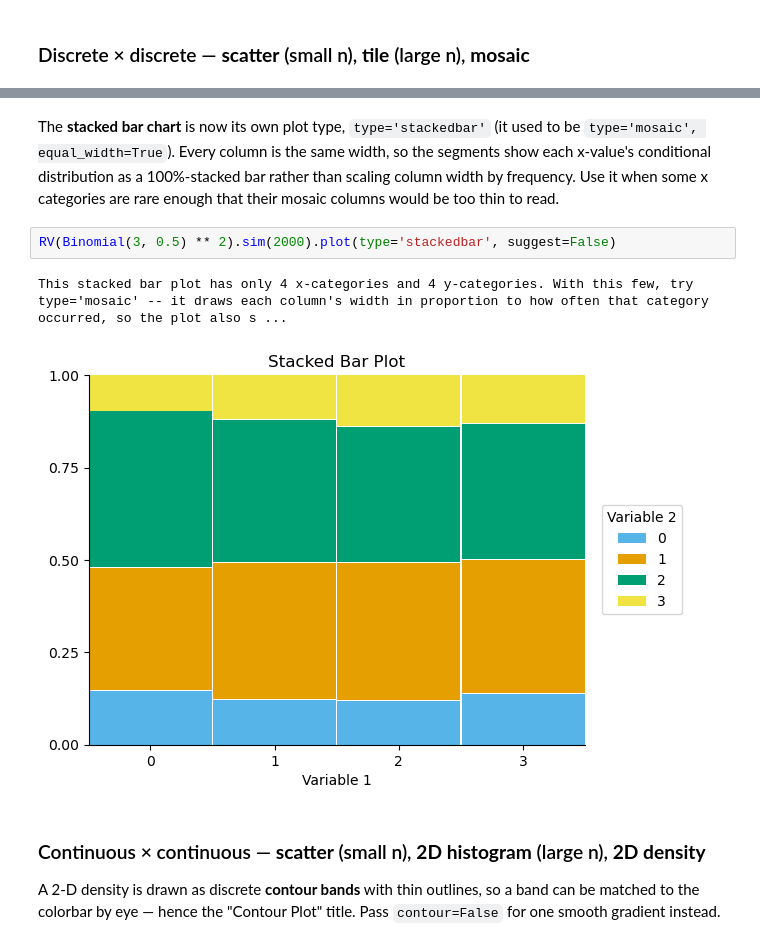
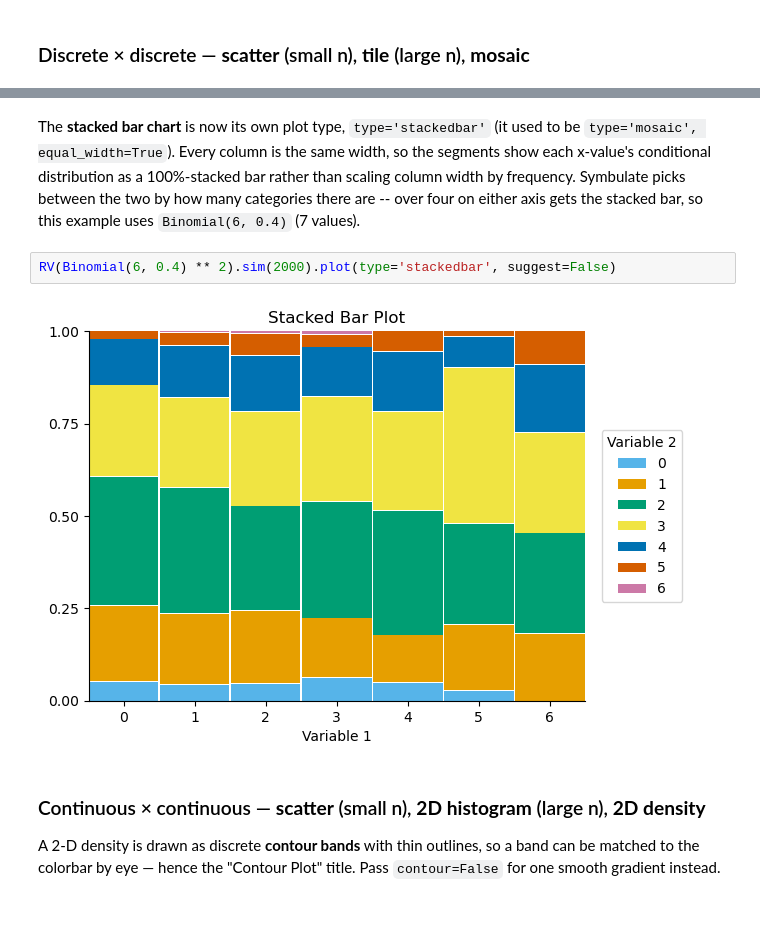
Before and after one commit to calpoly-symbulate/symbulate, a Jupyter notebook: team/graphics_gallery.ipynb, the cells around one changed output, grey strips where cells are left out. Drawn from its saved outputs; the diff is of its cells as text; blank space fills up the shorter version.

Commit message:
feature: task 23 titles, outlier defaults, and mosaic/stacked bar rules

```diff
--- a/team/graphics_gallery.ipynb
+++ b/team/graphics_gallery.ipynb
@@ -106,10 +106,9 @@ RV(Binomial(3, 0.5) ** 2).sim(2000).plot(type='mosaic', suggest=False)
 # %% [markdown]
-The **stacked bar chart** is now its own plot type, `type='stackedbar'` (it used to be `type='mosaic', equal_width=True`). Every column is the same width, so the segments show each x-value's conditional distribution as a 100%-stacked bar rather than scaling column width by frequency. Use it when some x categories are rare enough that their mosaic columns would be too thin to read.
+The **stacked bar chart** is now its own plot type, `type='stackedbar'` (it used to be `type='mosaic', equal_width=True`). Every column is the same width, so the segments show each x-value's conditional distribution as a 100%-stacked bar rather than scaling column width by frequency. Symbulate picks between the two by how many categories there are -- over four on either axis gets the stacked bar, so this example uses `Binomial(6, 0.4)` (7 values).
 # %%
-RV(Binomial(3, 0.5) ** 2).sim(2000).plot(type='stackedbar', suggest=False)
+RV(Binomial(6, 0.4) ** 2).sim(2000).plot(type='stackedbar', suggest=False)
 # %% [output]
-This stacked bar plot has only 4 x-categories and 4 y-categories. With this few, try type='mosaic' -- it draws each column's width in proportion to how often that category occurred, so the plot also s ...
-[figure, old version]
+[figure, new version]
 # %% [markdown]
 ### Continuous × continuous — **scatter** (small n), **2D histogram** (large n), **2D density**
 
```
Also changed, not shown: parts of 32 cells of this notebook, 9 other files.
